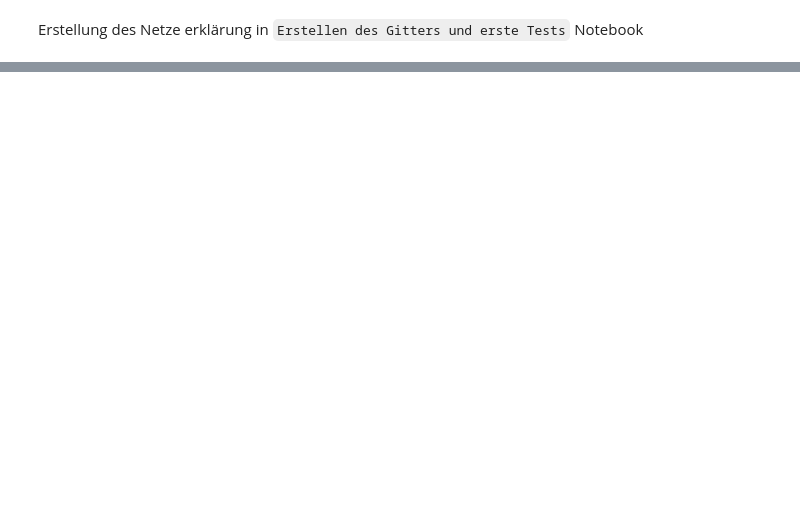
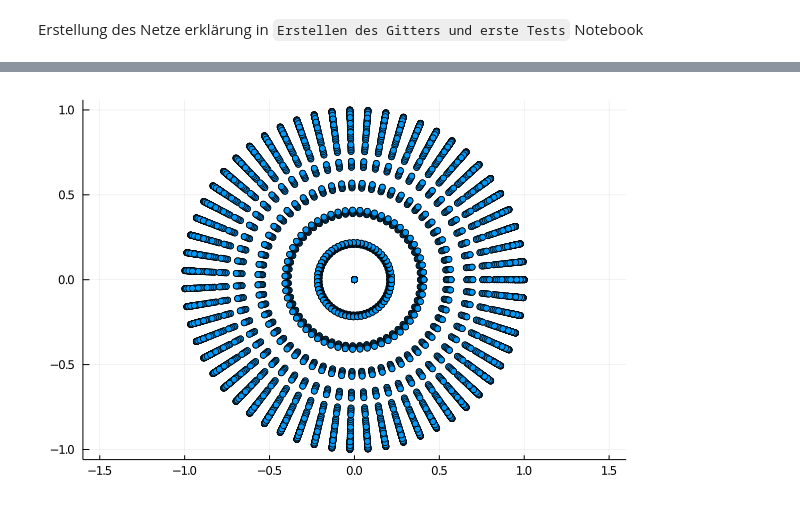
Before and after one commit to Zywczok/Euro-Ocean-Simulation, a Jupyter notebook: Das Model.ipynb, the cells around one changed output, grey strips where cells are left out. Drawn from its saved outputs; the diff is of its cells as text; code cells hidden in the pictures; blank space fills up the shorter version.

```diff
--- a/Das Model.ipynb
+++ b/Das Model.ipynb
@@ -40,0 +45,4 @@ scatter(Net_3[1],Net_3[2],leg = false, aspect_ratio=:equal)
+# %%
+scatter(Net_3[1],Net_3[2],leg = false, aspect_ratio=:equal, html_output_format=:png)
+# %% [output]
+[figure, added]
```
Also changed, not shown: parts of 4 cells of this notebook, 1 other file.
